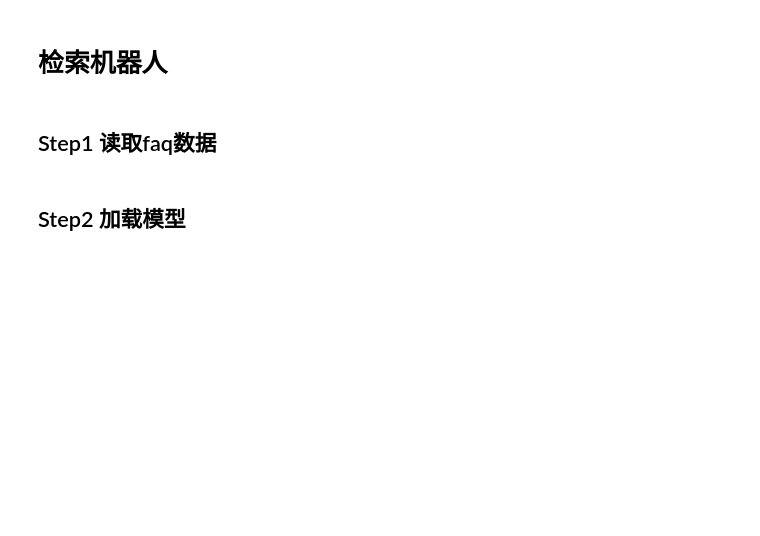
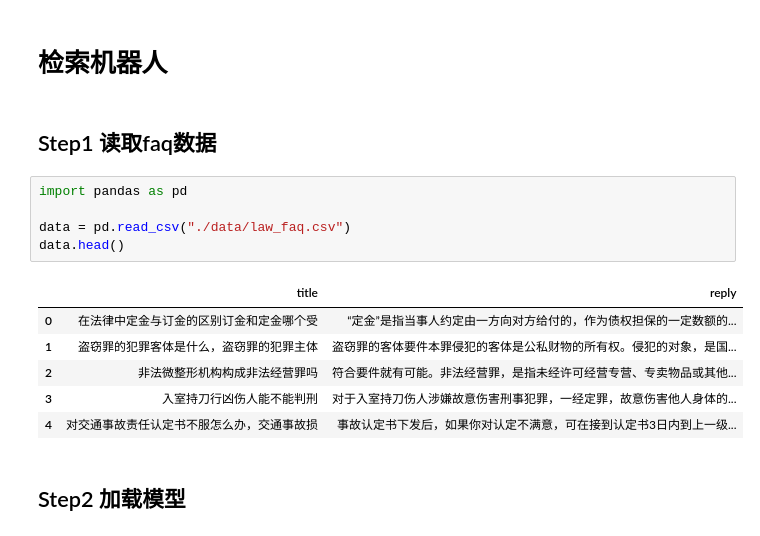
Before and after one commit to hquzhuguofeng/LLM-RoadMap, a Jupyter notebook: NLP_tasks/08-retrieval_bot.ipynb, the cells around one changed output. Drawn from its saved outputs; the diff is of its cells as text; blank space fills up the shorter version.

```diff
--- a/NLP_tasks/08-retrieval_bot.ipynb
+++ b/NLP_tasks/08-retrieval_bot.ipynb
@@ -2,5 +2,17 @@
 # 检索机器人
 # %% [markdown]
 ## Step1 读取faq数据
+# %%
+import pandas as pd
+
+data = pd.read_csv("./data/law_faq.csv")
+data.head()
+# %% [output]
+|  | title | reply |
+| 0 | 在法律中定金与订金的区别订金和定金哪个受 | “定金”是指当事人约定由一方向对方给付的，作为债权担保的一定数额的... |
+| 1 | 盗窃罪的犯罪客体是什么，盗窃罪的犯罪主体 | 盗窃罪的客体要件本罪侵犯的客体是公私财物的所有权。侵犯的对象，是国... |
+| 2 | 非法微整形机构构成非法经营罪吗 | 符合要件就有可能。非法经营罪，是指未经许可经营专营、专卖物品或其他... |
+| 3 | 入室持刀行凶伤人能不能判刑 | 对于入室持刀伤人涉嫌故意伤害刑事犯罪，一经定罪，故意伤害他人身体的... |
+| 4 | 对交通事故责任认定书不服怎么办，交通事故损 | 事故认定书下发后，如果你对认定不满意，可在接到认定书3日内到上一级... |
 # %% [markdown]
 ## Step2 加载模型
```
Also changed, not shown: parts of 3 cells of this notebook, 3 other files.
